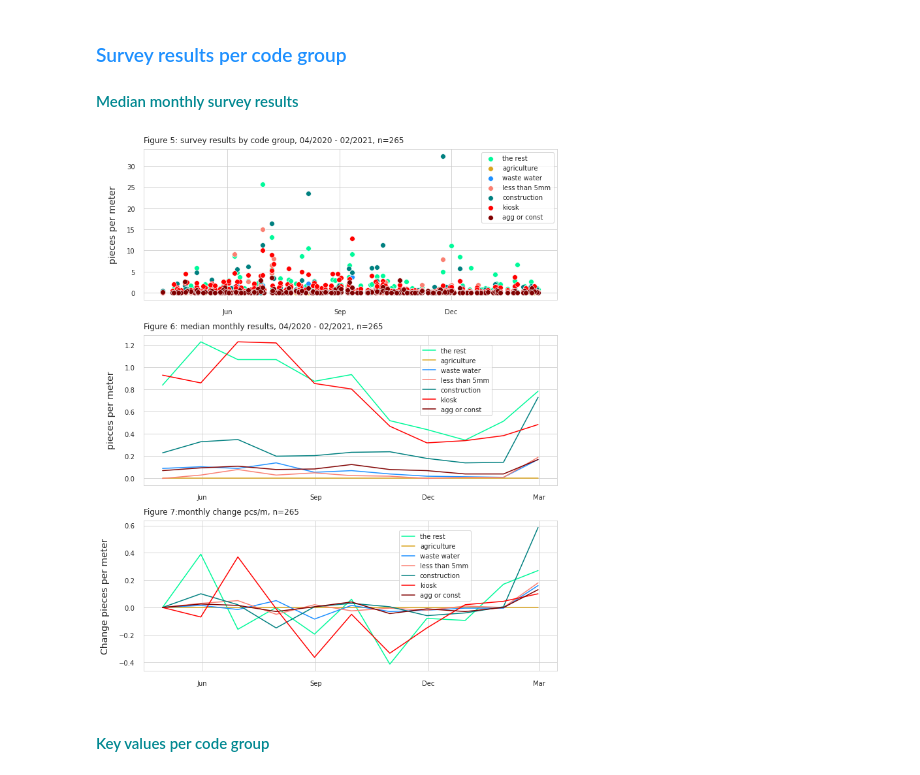
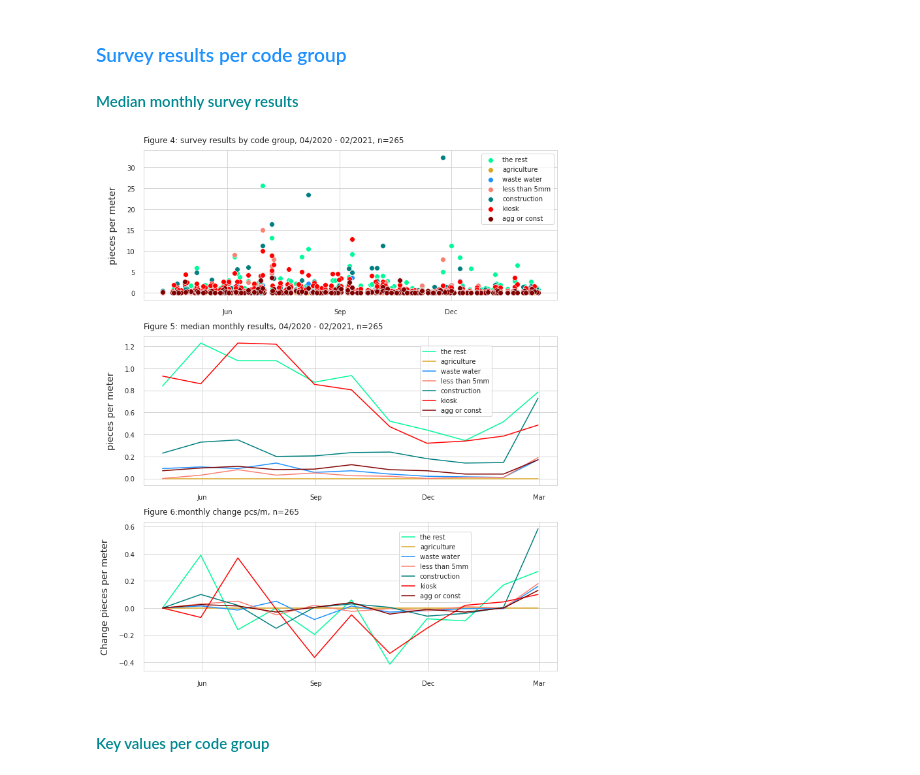
Before and after one commit to hammerdirt-analyst/iqals, a Jupyter notebook: aprfebcodegroupsummary.ipynb, the cells around one changed output. Drawn from its saved outputs; the diff is of its cells as text; code cells hidden in the pictures.

```diff
--- a/aprfebcodegroupsummary.ipynb
+++ b/aprfebcodegroupsummary.ipynb
@@ -790,9 +758,9 @@ display(Markdown(sommarkdown))
     7. Andreas Gauer
 # %%
 # keep track of the figures you produce
-table_num = 1
-figure_num = 1
-map_num = 1
+table_num = 0
+figure_num = 0
+map_num = 0
 
 # use all the surveys un aggregated
 allsurveys =  newdfx[newdfx.date >= '2020-04-01'].groupby(['loc_date', 'location', 'date', 'water_name'], as_index=False).pcs_m.sum()
@@ -1241,6 +1222,7 @@ if is_french:
     ax[1].set_ylabel(F"{french_pcm}", labelpad=10)
     ax[1].set_title(F"Figure {figure_num}: disribution {french_bg}*", **titler_k)
     ax[1].set_xlabel(F"{french_nooutliers}")
+    fignum = figure_num
     figure_num += 1
 else:
     sns.barplot(data=groupoftotal, x='groupname', hue='groupname', palette=grouppalette, y='p_total', dodge=False, ax=ax[0])
@@ -1257,7 +1239,9 @@ else:
     ax[1].set_xlabel("*outliers not shown")
     ax[1].get_legend().remove()
     ax[1].set_xticklabels("")
+
     figure_num += 1
+    fignum=figure_num
 
 
 
@@ -1269,9 +1253,10 @@ else:
 # ax.yaxis.set_major_formatter(a_form)
 
 
-
-
 plt.tight_layout()
+figname = "figthreeandfour.jpg"
+atype='figure'
+add_output(figname, 'code groups: percentage of total, distribution', fignum=fignum, atype=atype)
 plt.show()
 plt.close()
 # %% [output]
@@ -1376,7 +1361,9 @@ for i,name in enumerate(group_names):
         # do it in english
         axs.set_title(F"Table {table_num}: {name} {'{:,}'.format(group_total)} items, {np.round((group_total/a_total)*100, 2)}% of all objects.", **titler_k)
     figname = F"table{table_num}.jpg"
-    add_output(figname)
+    tag = F"{name} component codes"
+
+    add_output(figname, tag, fignum=table_num)
     table_num += 1
 # %% [output]
 [figure]
@@ -1424,14 +1411,6 @@ french_pcg = "par groupe de codes"
 french_med = "médian"
 french_mm = "médiane mensuelle"
 french_change = 'changement'
-
-
-
-
-
-
-
-
 
 fig, axs = plt.subplots(3,1,figsize=(10,12))
 
@@ -1493,36 +1472,41 @@ else:
 
 axs[1].xaxis.set_minor_locator(weeks)
 axs[1].xaxis.set_major_formatter(mths_fmt)
 axs[1].xaxis.set_major_locator(months)
 axs[1].tick_params(which='major', pad=10)
 axs[1].set_xlabel("")
 if is_french:
     axs[1].set_ylabel(french_pcm, **ylab_k)
 else:
     axs[1].set_ylabel("pieces per meter", **ylab_k)
 labels, handles = axs[1].get_legend_handles_labels()
 axs[1].legend(labels, handles, bbox_to_anchor=(0.85, .7),loc='right')
+figure_num +=1
 
-
-figure_num +=1
 axs[2].xaxis.set_minor_locator(weeks)
 axs[2].xaxis.set_major_formatter(mths_fmt)
 axs[2].xaxis.set_major_locator(months)
 axs[2].tick_params(which='major', pad=10)
 axs[2].set_xlabel("")
 if is_french:
     axs[2].set_ylabel(F"{french_change}", **ylab_k)
 else:
     axs[2].set_ylabel("Change pieces per meter", **ylab_k)
 labels, handles = axs[2].get_legend_handles_labels()
 axs[2].legend(labels, handles,bbox_to_anchor=(0.8, .7),loc='right')
 
 plt.tight_layout()
 
+figname = "fig5_6_and7.jpg"
+tag = F"code group survey results, montlhy median and change"
+atype='figure'
+add_output(figname, tag, fignum=figure_num, atype=atype)
+
+
 plt.show()
 plt.close()
 # %% [output]
-[figure, old version]
+[figure, new version]
 # %%
 #### <span style="color:#008891">Key values per code group</span>
 
```
Also changed, not shown: parts of 27 cells of this notebook, 47 other files.
